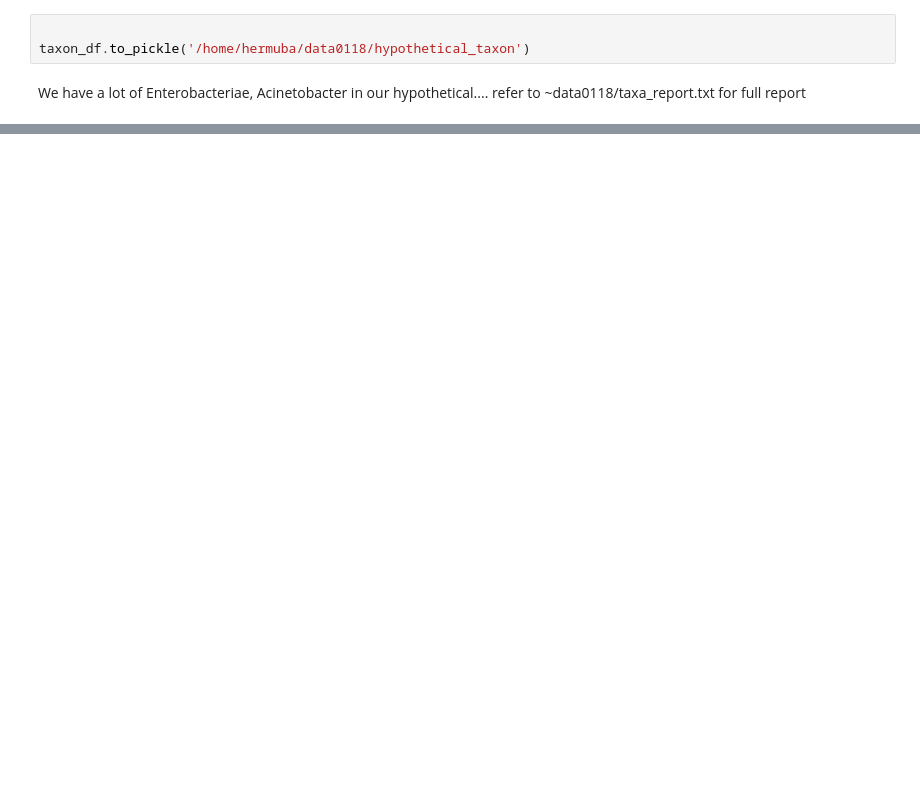
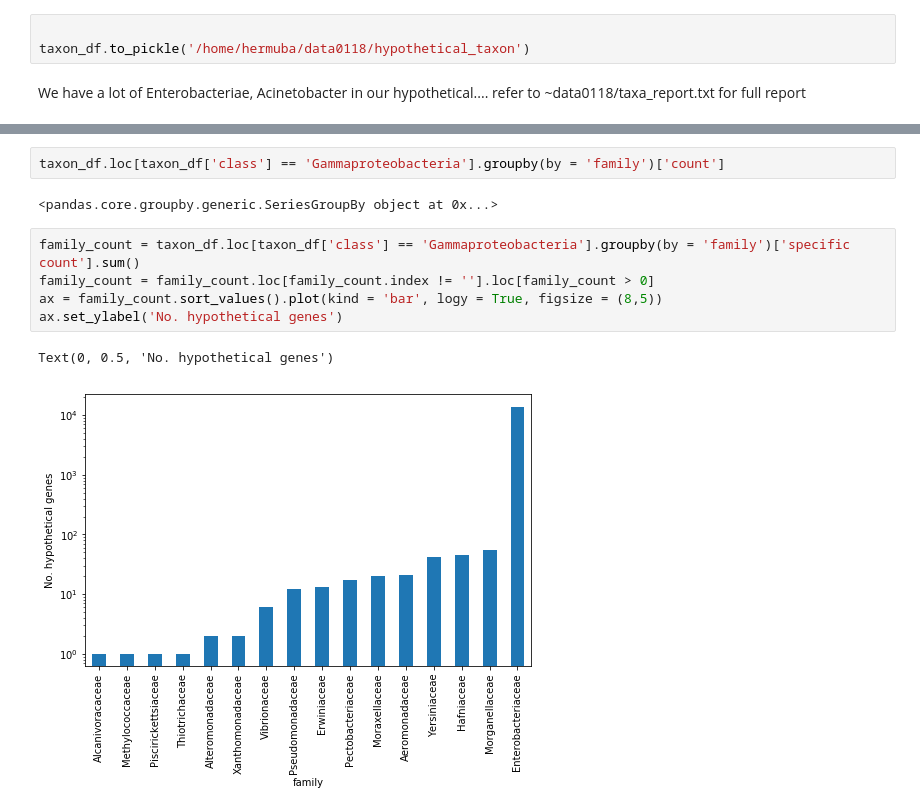
Before and after one commit to algaebrown/resistanceExp, a Jupyter notebook: visualization/exp8_blast/20181005hypothetical_taxa_hit.ipynb, the cells around one changed output, grey strips where cells are left out. Drawn from its saved outputs; the diff is of its cells as text; blank space fills up the shorter version.

```diff
--- a/visualization/exp8_blast/20181005hypothetical_taxa_hit.ipynb
+++ b/visualization/exp8_blast/20181005hypothetical_taxa_hit.ipynb
@@ -189,0 +222,12 @@ taxon_df.loc[taxon_df['family'] == 'Enterobacteriaceae'].groupby(by = 'genus')['
+# %%
+taxon_df.loc[taxon_df['class'] == 'Gammaproteobacteria'].groupby(by = 'family')['count']
+# %% [output]
+<pandas.core.groupby.generic.SeriesGroupBy object at 0x...>
+# %%
+family_count = taxon_df.loc[taxon_df['class'] == 'Gammaproteobacteria'].groupby(by = 'family')['specific count'].sum()
+family_count = family_count.loc[family_count.index != ''].loc[family_count > 0]
+ax = family_count.sort_values().plot(kind = 'bar', logy = True, figsize = (8,5))
+ax.set_ylabel('No. hypothetical genes')
+# %% [output]
+Text(0, 0.5, 'No. hypothetical genes')
+[figure, added]
```
Also changed, not shown: parts of 14 cells of this notebook.
